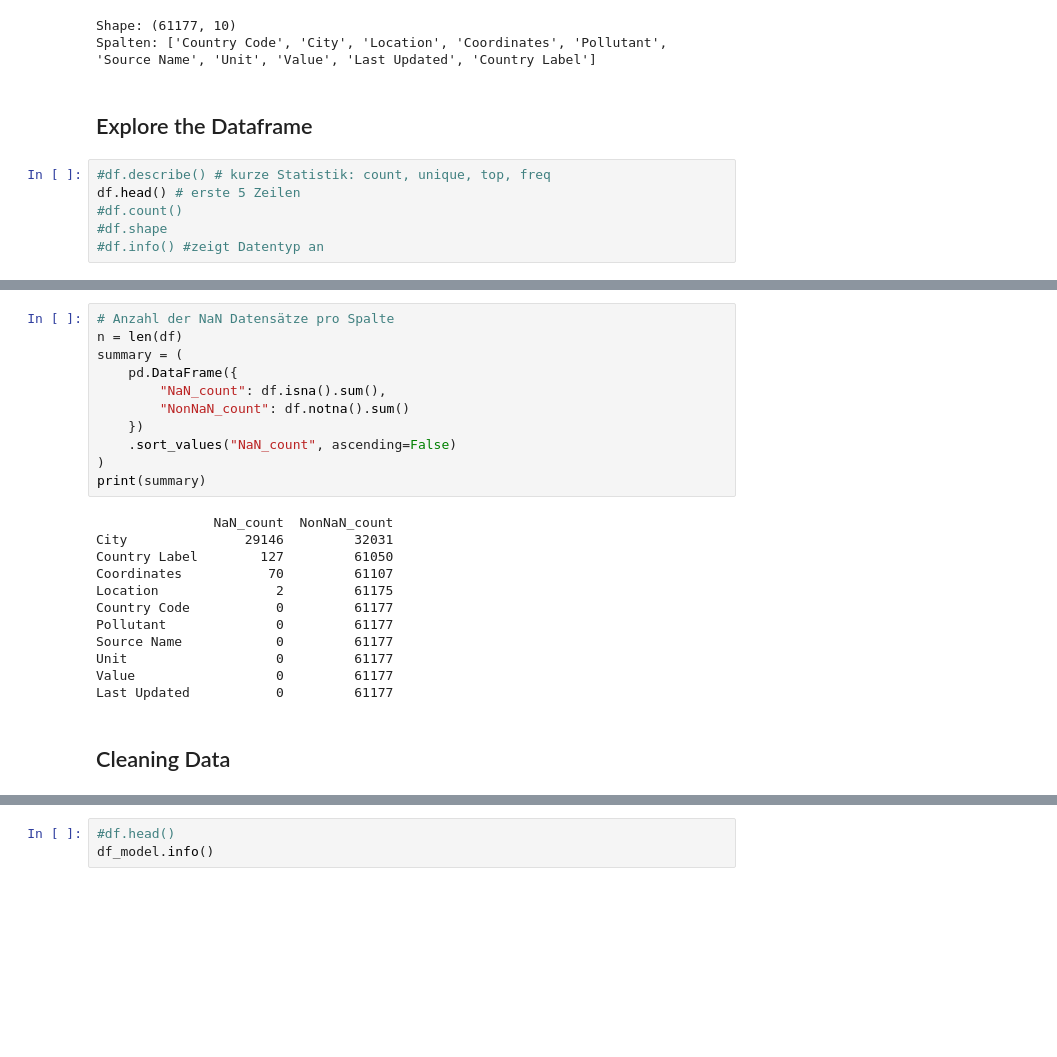
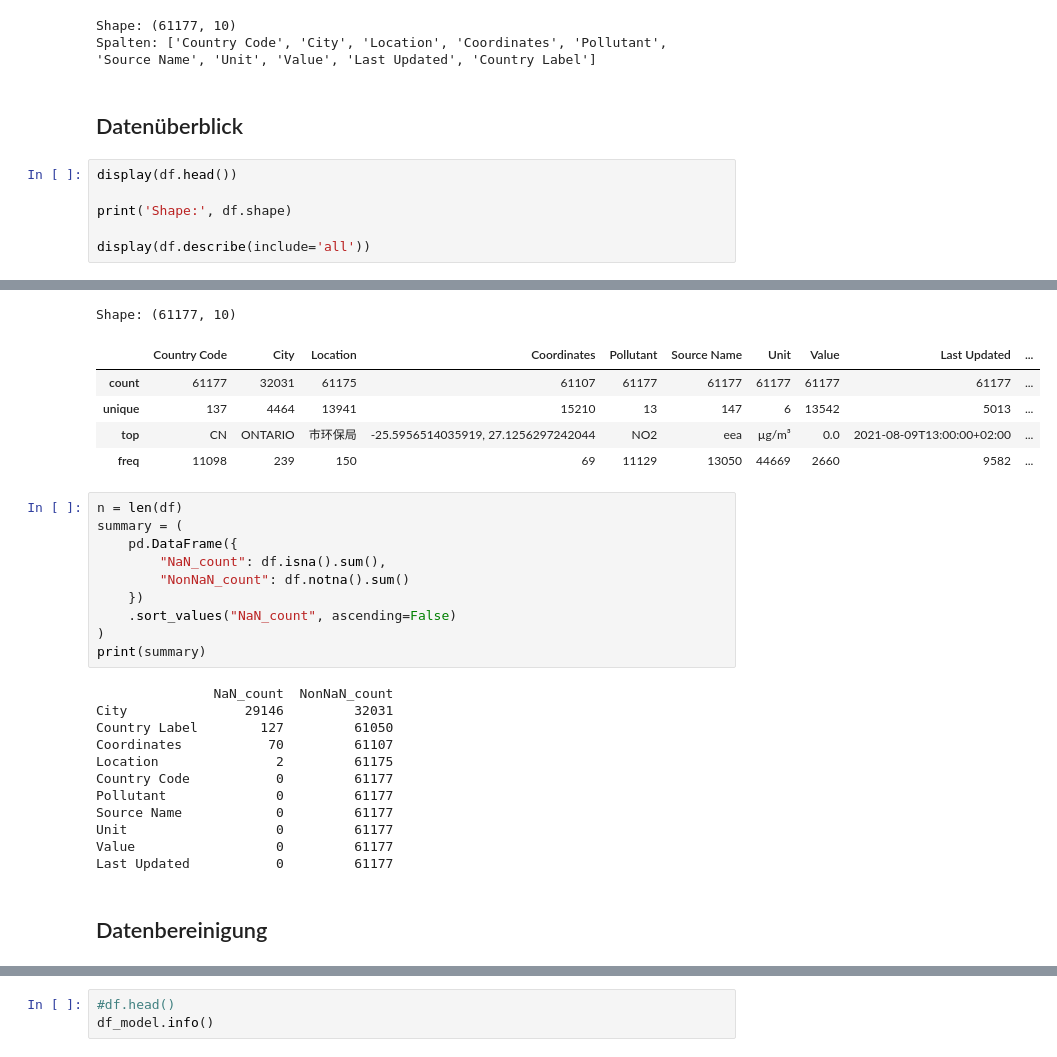
Before and after one commit to kbecker21/Python-Projekt, a Jupyter notebook: analyze_openaq_data.ipynb, the cells around one changed output, grey strips where cells are left out. Saved outputs shown, nothing was run; the diff lists cells and outputs as text; blank space fills up the shorter version.

```diff
--- a/analyze_openaq_data.ipynb
+++ b/analyze_openaq_data.ipynb
@@ -32,22 +29,27 @@ print("Spalten:", list(df.columns))
 Shape: (61177, 10)
 Spalten: ['Country Code', 'City', 'Location', 'Coordinates', 'Pollutant', 'Source Name', 'Unit', 'Value', 'Last Updated', 'Country Label']
 # %% [markdown]
-## Explore the Dataframe
+## Datenüberblick
 # %%
-#df.describe() # kurze Statistik: count, unique, top, freq
-df.head() # erste 5 Zeilen
-#df.count()
-#df.shape
-#df.info() #zeigt Datentyp an
+display(df.head())
+
+print('Shape:', df.shape)
+
+display(df.describe(include='all'))
 # %% [output]
 |  | Country Code | City | Location | Coordinates | Pollutant | Source Name | Unit | Value | Last Updated | ... |
 | 0 | ZA | Alfred Nzo | Luka | -25.5077634717075, 27.1838594119125 | PM10 | South Africa | µg/m³ | 20.0 | 2023-04-25T01:00:00+02:00 | ... |
 | 1 | IN | NaN | ICRISAT Patancheru, Hyderabad - T... | 17.5184, 78.278777 | SO2 | caaqm | µg/m³ | 8.9 | 2022-10-31T02:45:00+01:00 | ... |
 | 2 | IT | via Cadello CAGLIARI - Cagliari (CA) | CENCA1 | 39.23583300015611, 9.115000000173477 | SO2 | eea | µg/m³ | 0.5123 | 2025-01-11T22:00:00+01:00 | ... |
 | 3 | JP | NaN | 南アルプス市鏡中條１６４２－２ | 35.601667, 138.498611 | NO2 | japan-soramame | ppm | 0.002 | 2024-09-23T09:00:00+02:00 | ... |
 | 4 | KR | NaN | 대불 | 34.757839999999995, 126.452808 | PM10 | korea-air | µg/m³ | 24.0 | 2025-01-28T10:00:00+01:00 | ... |
+Shape: (61177, 10)
+|  | Country Code | City | Location | Coordinates | Pollutant | Source Name | Unit | Value | Last Updated | ... |
+| count | 61177 | 32031 | 61175 | 61107 | 61177 | 61177 | 61177 | 61177 | 61177 | ... |
+| unique | 137 | 4464 | 13941 | 15210 | 13 | 147 | 6 | 13542 | 5013 | ... |
+| top | CN | ONTARIO | 市环保局 | -25.5956514035919, 27.1256297242044 | NO2 | eea | µg/m³ | 0.0 | 2021-08-09T13:00:00+02:00 | ... |
+| freq | 11098 | 239 | 150 | 69 | 11129 | 13050 | 44669 | 2660 | 9582 | ... |
 # %%
-# Anzahl der NaN Datensätze pro Spalte
 n = len(df)
 summary = (
     pd.DataFrame({
@@ -70,5 +72,5 @@ Unit                   0         61177
 Value                  0         61177
 Last Updated           0         61177
 # %% [markdown]
-## Cleaning Data
+## Datenbereinigung
 # %%
```
Also changed, not shown: parts of 15 cells of this notebook, 8 other files.
